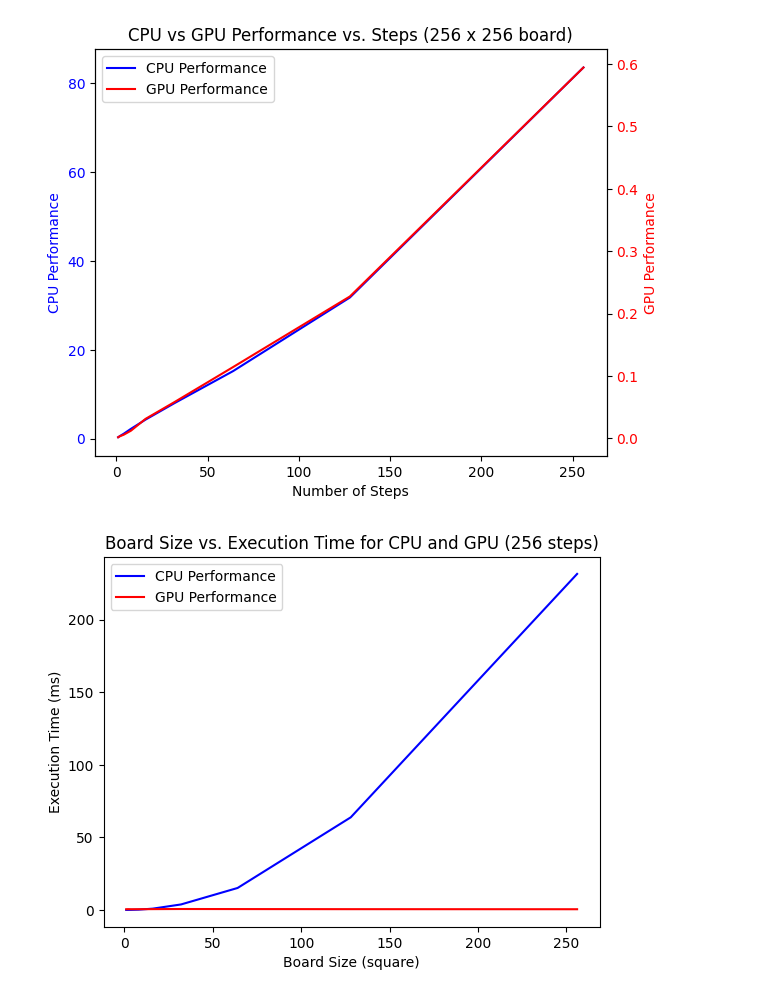
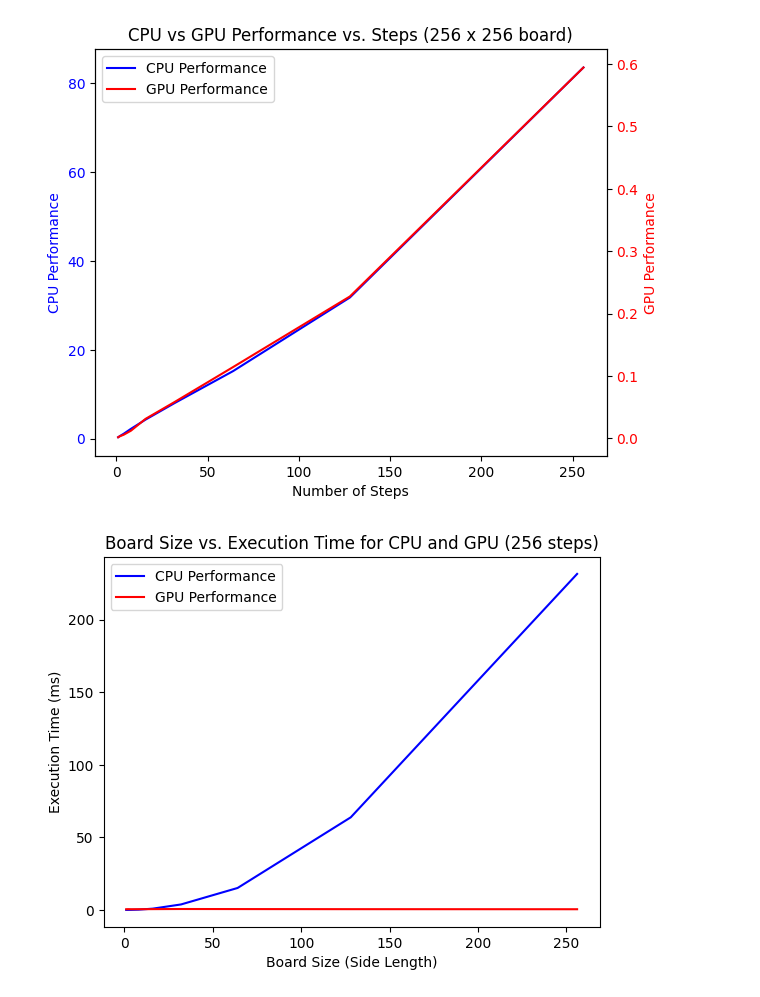
Before and after one commit to YashSax/GameOfLifeCuda, a Jupyter notebook: show_results.ipynb, the cells around one changed output. Cells and saved outputs as stored; diff of their text form; code cells hidden in the pictures.

```diff
--- a/show_results.ipynb
+++ b/show_results.ipynb
@@ -28,15 +28,15 @@ plt.show()
 # %%
 board_size = [1, 2, 4, 8, 16, 32, 64, 128, 256]
 board_size_perf_cpu = [0.006412, 0.015098, 0.051729, 0.188661, 0.885342, 3.782530, 15.134221, 63.837132, 231.605345]
 board_size_perf_gpu = [0.473876, 0.530003, 0.479988, 0.504985, 0.557967, 0.637970, 0.589587, 0.524172, 0.477212]
 
 plt.plot(board_size, board_size_perf_cpu, label="CPU Performance", c='blue')
 plt.plot(board_size, board_size_perf_gpu, label="GPU Performance", c='red')
 
 plt.legend()
-plt.xlabel("Board Size (square)")
+plt.xlabel("Board Size (Side Length)")
 plt.ylabel("Execution Time (ms)")
 plt.title("Board Size vs. Execution Time for CPU and GPU (256 steps)")
 plt.show()
 # %% [output]
-[figure, old version]
+[figure, new version]
```
Also changed, not shown: 5 other files.
